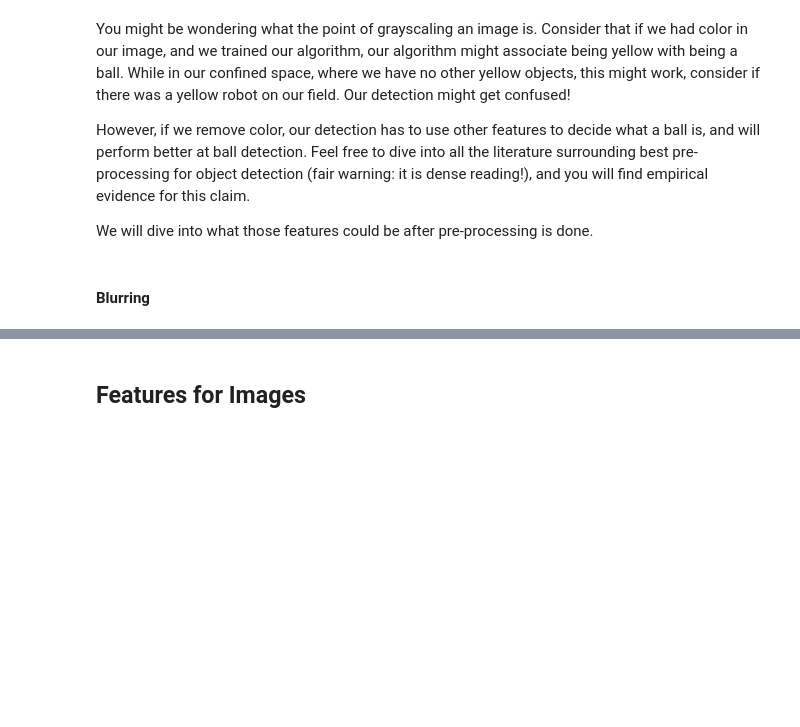
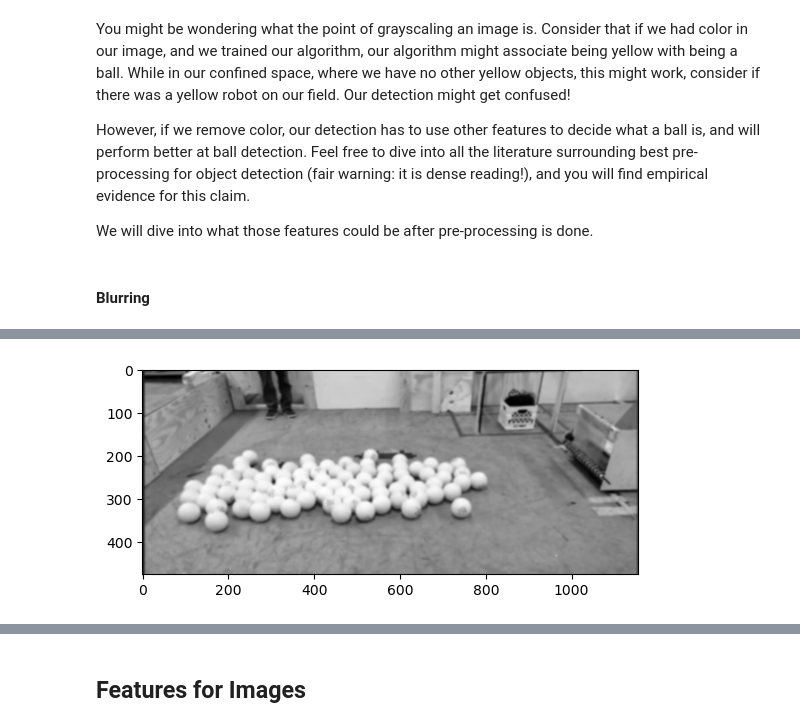
Before and after one commit to nickmelamed/mortorq_instruction, a Jupyter notebook: ml_resources/cv_primer/02-features.ipynb, the cells around one changed output, grey strips where cells are left out. Saved outputs shown, nothing was run; the diff lists cells and outputs as text; code cells hidden in the pictures; blank space fills up the shorter version.

```diff
--- a/ml_resources/cv_primer/02-features.ipynb
+++ b/ml_resources/cv_primer/02-features.ipynb
@@ -54,0 +61,8 @@ We will dive into what those features could be after pre-processing is done.
+# %%
+# apply the blur to the image
+img_blurred = cv2.GaussianBlur(img_grayscale, (11, 11), 0) # (11, 11) denotes kernel size, 0 is automatic SD detection
+
+plt.imshow(img_blurred, cmap = 'gray')
+plt.show()
+# %% [output]
+[figure, added]
```
Also changed, not shown: parts of 8 cells of this notebook.
